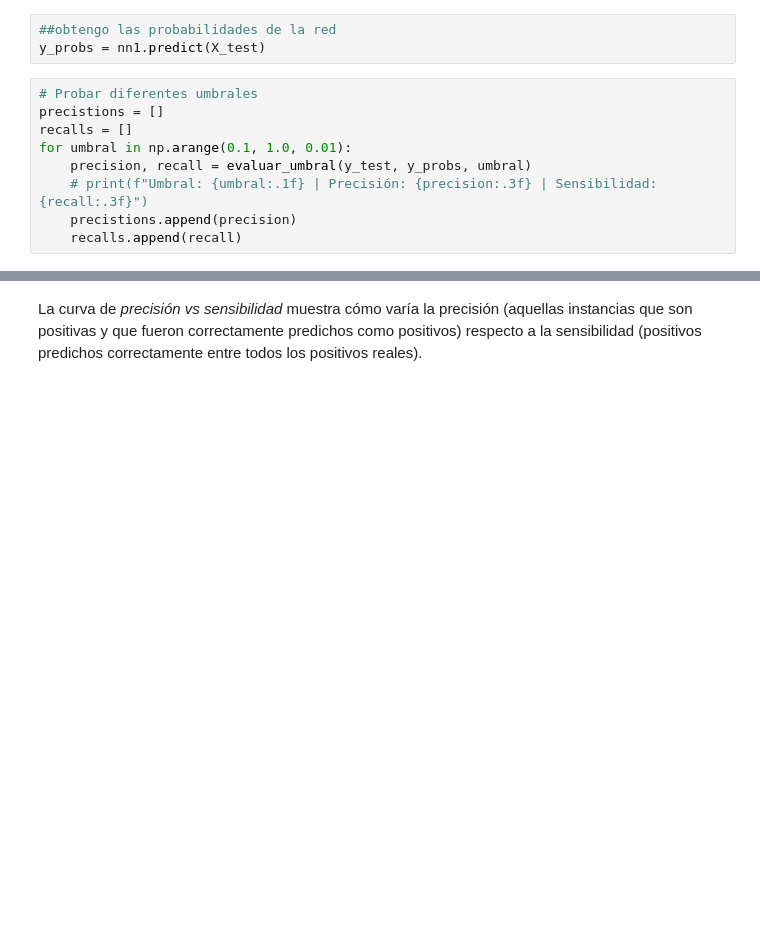
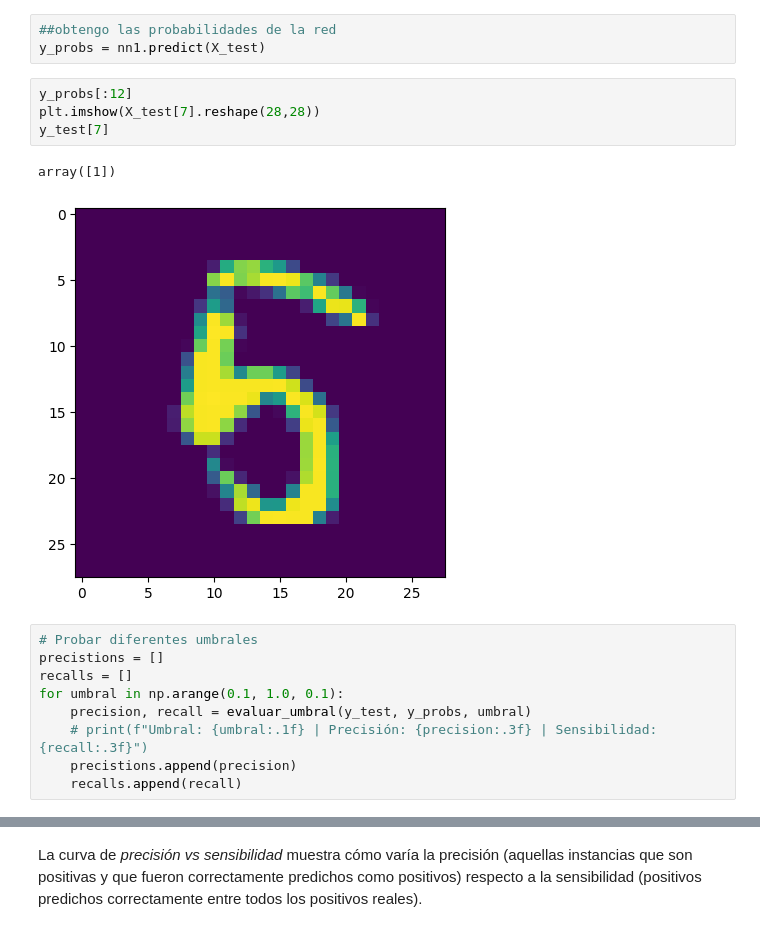
Before and after one commit to lucasbaldezzari/ann, a Jupyter notebook: mnist.ipynb, the cells around one changed output, grey strips where cells are left out. Saved outputs shown, nothing was run; the diff lists cells and outputs as text; blank space fills up the shorter version.

```diff
--- a/mnist.ipynb
+++ b/mnist.ipynb
@@ -316,11 +323,18 @@ def evaluar_umbral(y_true, y_prob, umbral=0.5):
 # %%
 ##obtengo las probabilidades de la red
 y_probs = nn1.predict(X_test)
+# %%
+y_probs[:12]
+plt.imshow(X_test[7].reshape(28,28))
+y_test[7]
+# %% [output]
+array([1])
+[figure, added]
 # %%
 # Probar diferentes umbrales
 precistions = []
 recalls = []
-for umbral in np.arange(0.1, 1.0, 0.01):
+for umbral in np.arange(0.1, 1.0, 0.1):
     precision, recall = evaluar_umbral(y_test, y_probs, umbral)
     # print(f"Umbral: {umbral:.1f} | Precisión: {precision:.3f} | Sensibilidad: {recall:.3f}")
     precistions.append(precision)
```
Also changed, not shown: parts of 4 cells of this notebook.
